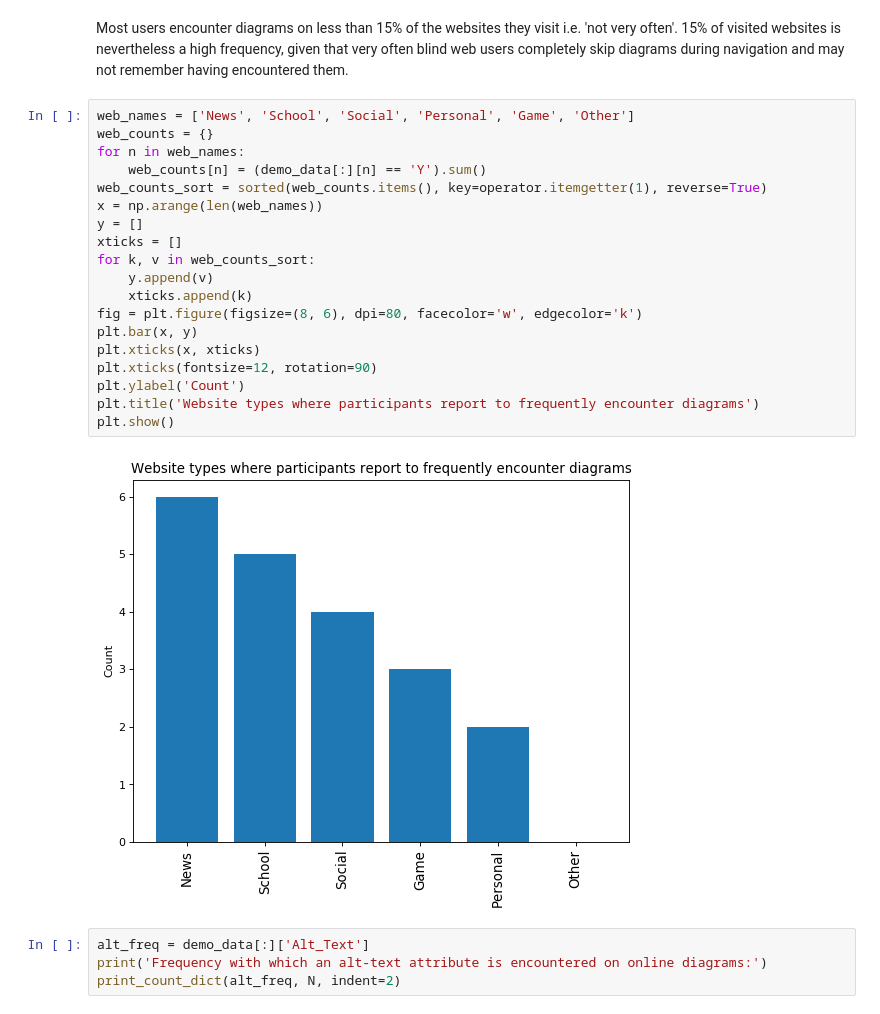
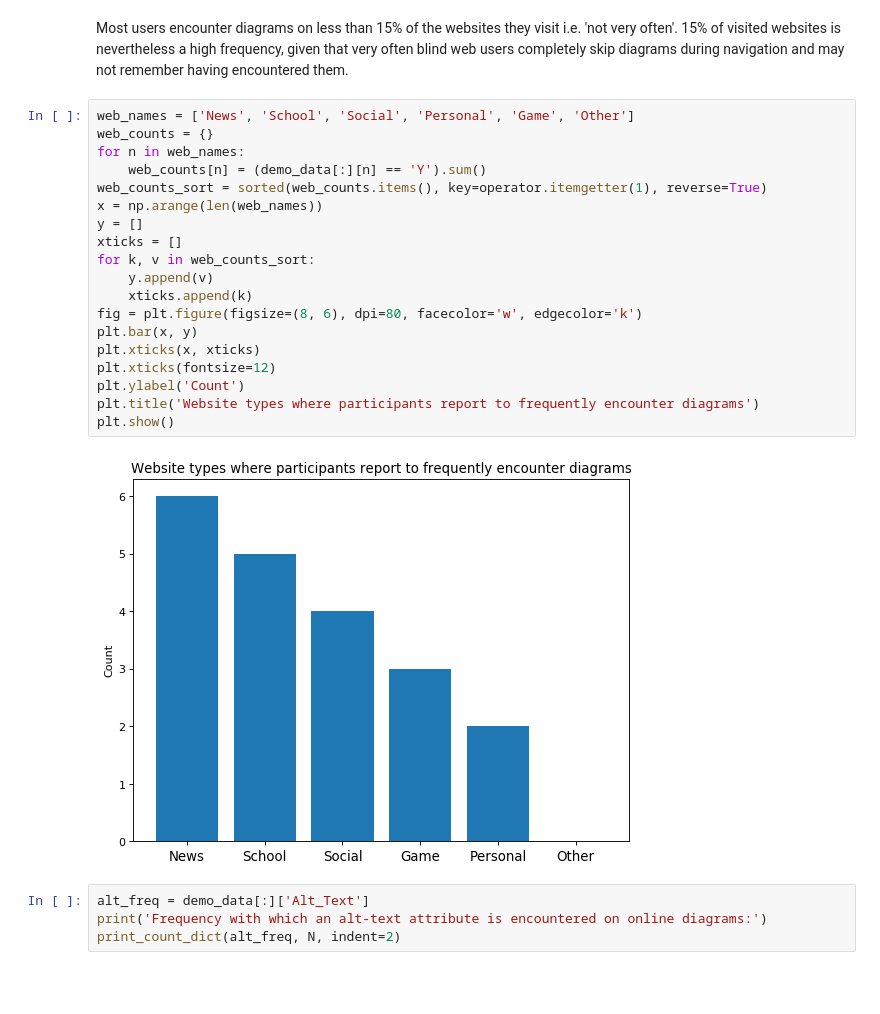
Before and after one commit to tomurillo/AUDiaL, a Jupyter notebook: docs/evaluation/demographic_report.ipynb, the cells around one changed output. Saved outputs shown, nothing was run; the diff lists cells and outputs as text; blank space fills up the shorter version.

```diff
--- a/docs/evaluation/demographic_report.ipynb
+++ b/docs/evaluation/demographic_report.ipynb
@@ -261,24 +261,24 @@ Most users encounter diagrams on less than 15% of the websites they visit i.e. '
 # %%
 web_names = ['News', 'School', 'Social', 'Personal', 'Game', 'Other']
 web_counts = {}
 for n in web_names:
     web_counts[n] = (demo_data[:][n] == 'Y').sum()
 web_counts_sort = sorted(web_counts.items(), key=operator.itemgetter(1), reverse=True)
 x = np.arange(len(web_names))
 y = []
 xticks = []
 for k, v in web_counts_sort:
     y.append(v)
     xticks.append(k)
 fig = plt.figure(figsize=(8, 6), dpi=80, facecolor='w', edgecolor='k')
 plt.bar(x, y)
 plt.xticks(x, xticks)
-plt.xticks(fontsize=12, rotation=90)
+plt.xticks(fontsize=12)
 plt.ylabel('Count')
 plt.title('Website types where participants report to frequently encounter diagrams')
 plt.show()
 # %% [output]
-[figure, old version]
+[figure, new version]
 # %%
 alt_freq = demo_data[:]['Alt_Text']
 print('Frequency with which an alt-text attribute is encountered on online diagrams:')
```
Also changed, not shown: parts of 1 cell of this notebook, 2 other files.
